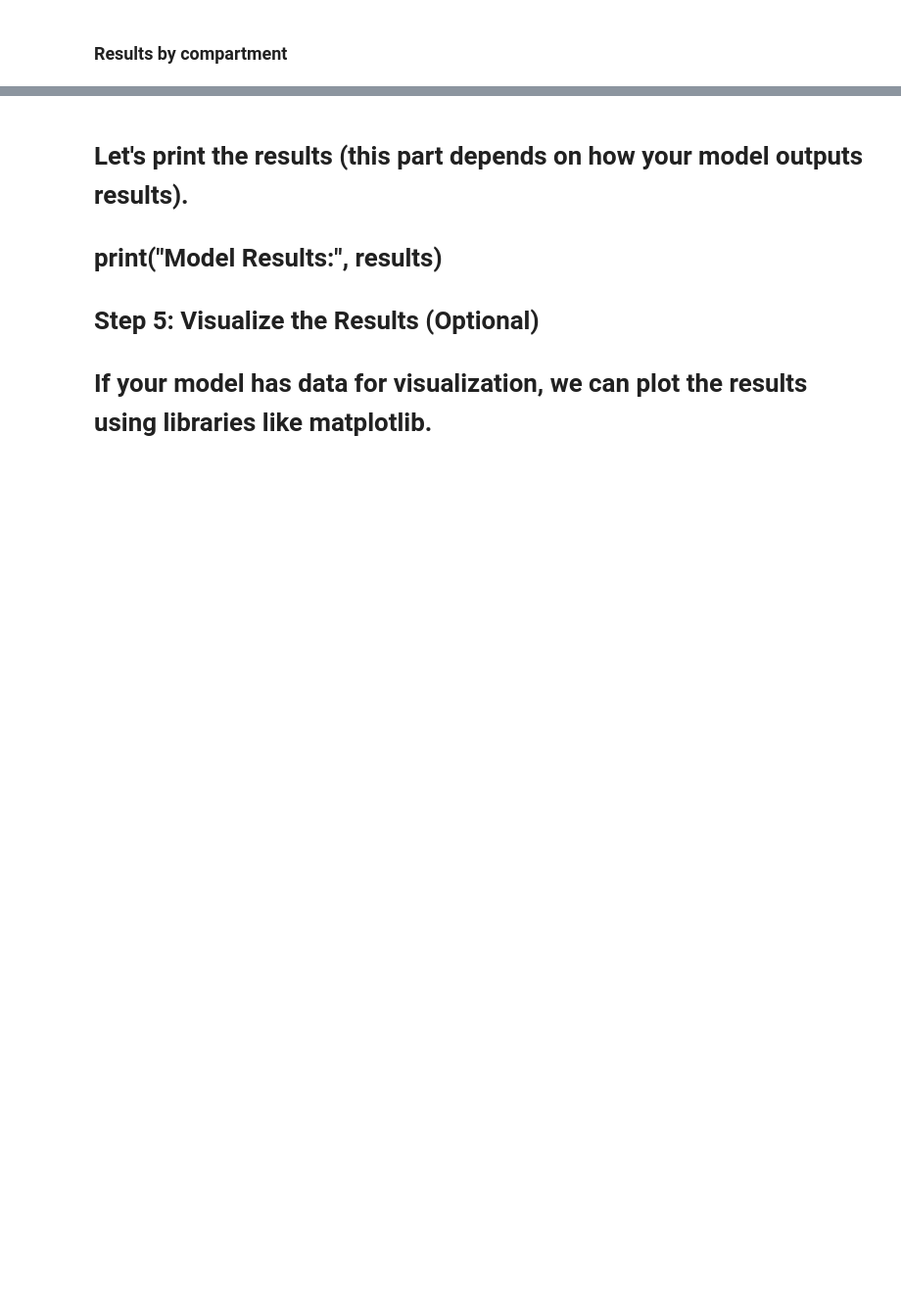
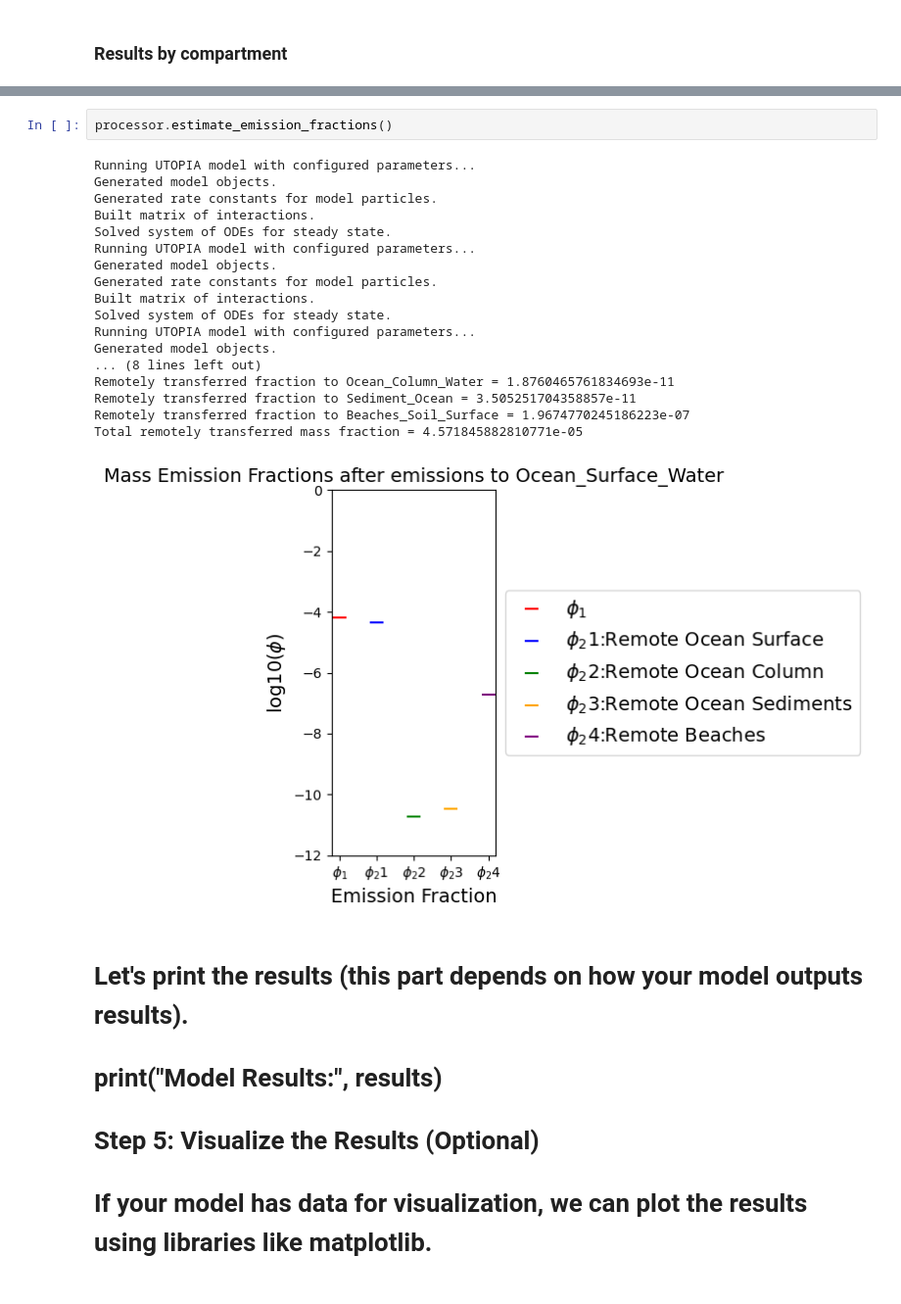
Before and after one commit to xy2gh/UTOPIA_package, a Jupyter notebook: src/utopia/model_tutorial.ipynb, the cells around one changed output, grey strips where cells are left out. Shown at 98% size. Saved outputs shown, nothing was run; the diff lists cells and outputs as text; blank space fills up the shorter version.

Commit message:
implemented emission fractions and exposure indicators calculations

```diff
--- a/src/utopia/model_tutorial.ipynb
+++ b/src/utopia/model_tutorial.ipynb
@@ -148,3 +238,24 @@ processor.results_by_comp
+# %%
+processor.estimate_emission_fractions()
+# %% [output]
+Running UTOPIA model with configured parameters...
+Generated model objects.
+Generated rate constants for model particles.
+Built matrix of interactions.
+Solved system of ODEs for steady state.
+Running UTOPIA model with configured parameters...
+Generated model objects.
+Generated rate constants for model particles.
+Built matrix of interactions.
+Solved system of ODEs for steady state.
+Running UTOPIA model with configured parameters...
+Generated model objects.
+... (8 lines left out)
+Remotely transferred fraction to Ocean_Column_Water = 1.8760465761834693e-11
+Remotely transferred fraction to Sediment_Ocean = 3.505251704358857e-11
+Remotely transferred fraction to Beaches_Soil_Surface = 1.9674770245186223e-07
+Total remotely transferred mass fraction = 4.571845882810771e-05
+[figure, added]
 # %% [markdown]
 
 # Let's print the results (this part depends on how your model outputs results).
```
Also changed, not shown: parts of 17 cells of this notebook, 4 other files.
